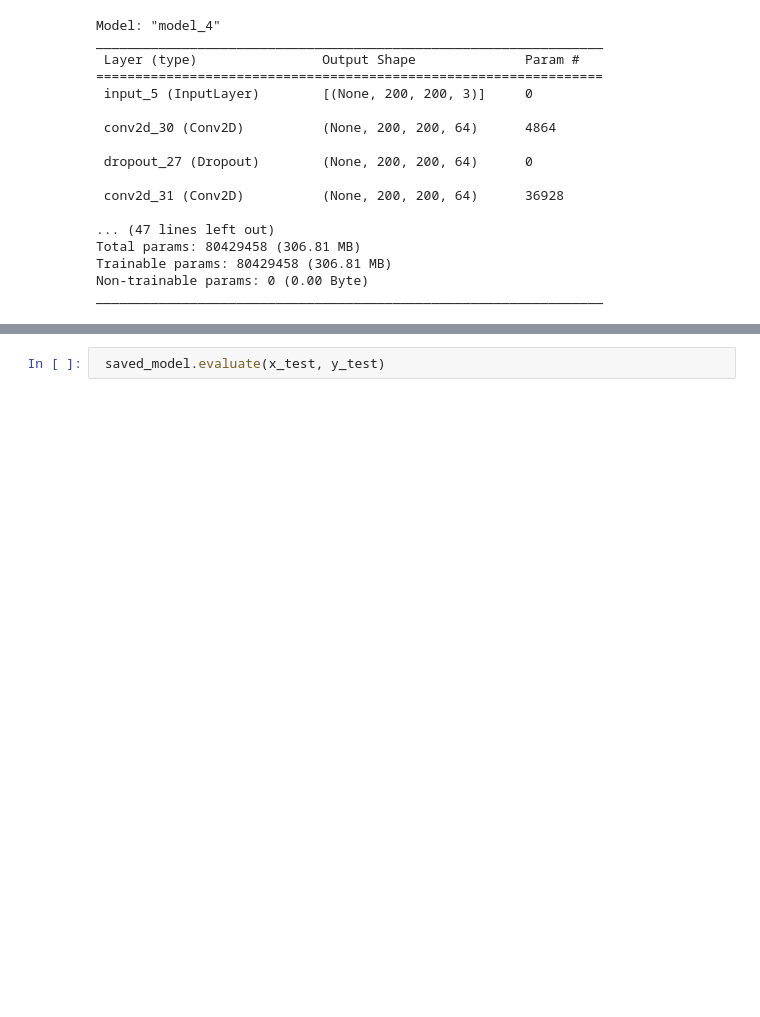
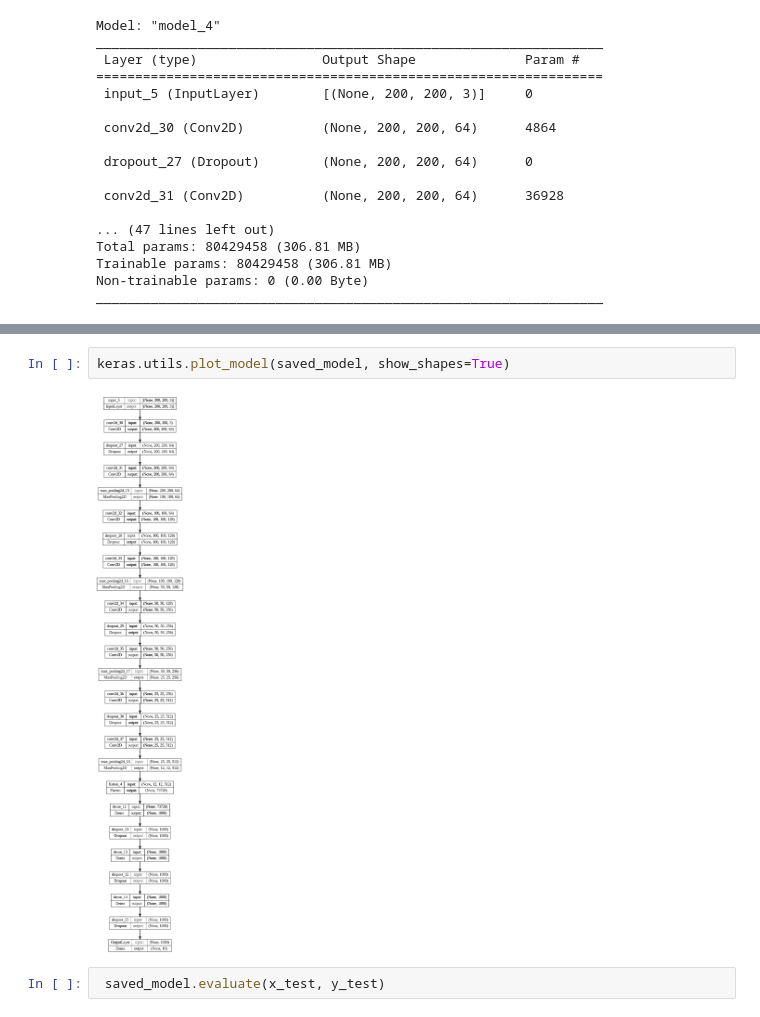
Before and after one commit to guswns7452/Perst, a Jupyter notebook: machineLearning/02_Fashion Type Classification Model/02-06_Model Evaluate (Female).ipynb, the cells around one changed output, grey strips where cells are left out. Saved outputs shown, nothing was run; the diff lists cells and outputs as text; blank space fills up the shorter version.

```diff
--- a/machineLearning/02_Fashion Type Classification Model/02-06_Model Evaluate (Female).ipynb
+++ b/machineLearning/02_Fashion Type Classification Model/02-06_Model Evaluate (Female).ipynb
@@ -197,3 +201,7 @@ _________________________________________________________________
+# %%
+keras.utils.plot_model(saved_model, show_shapes=True)
+# %% [output]
+[figure, added]
 # %%
  saved_model.evaluate(x_test, y_test)
 # %% [output]
```
Also changed, not shown: parts of 1 cell of this notebook, 8 other files.
